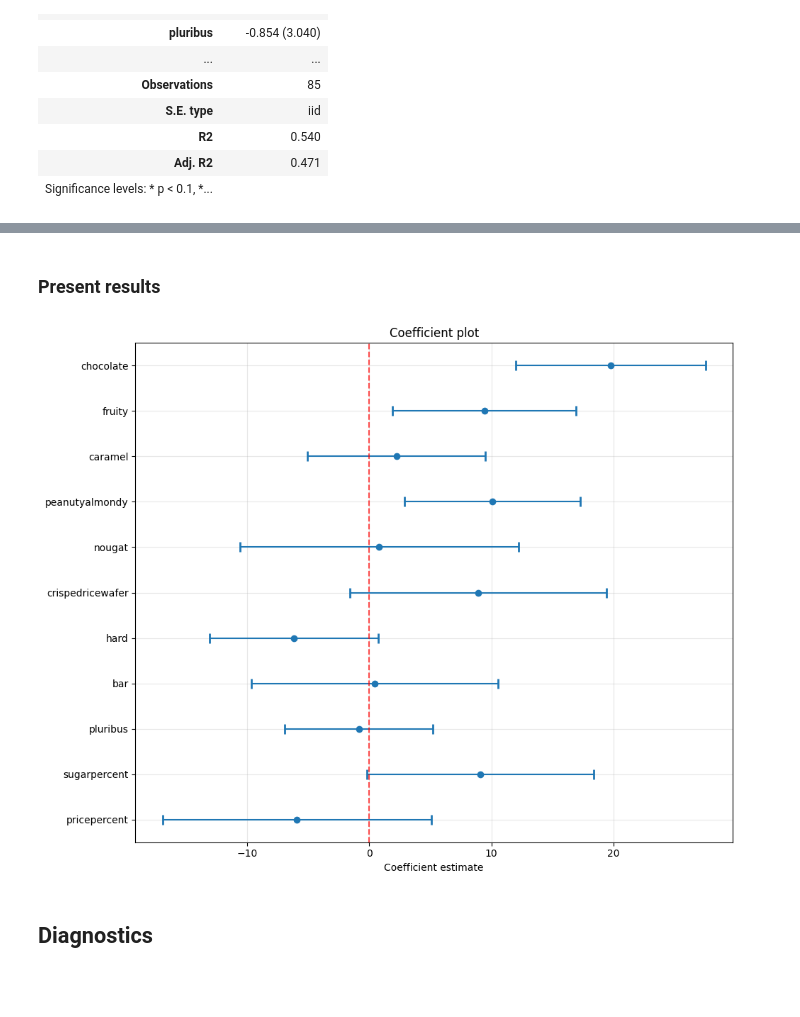
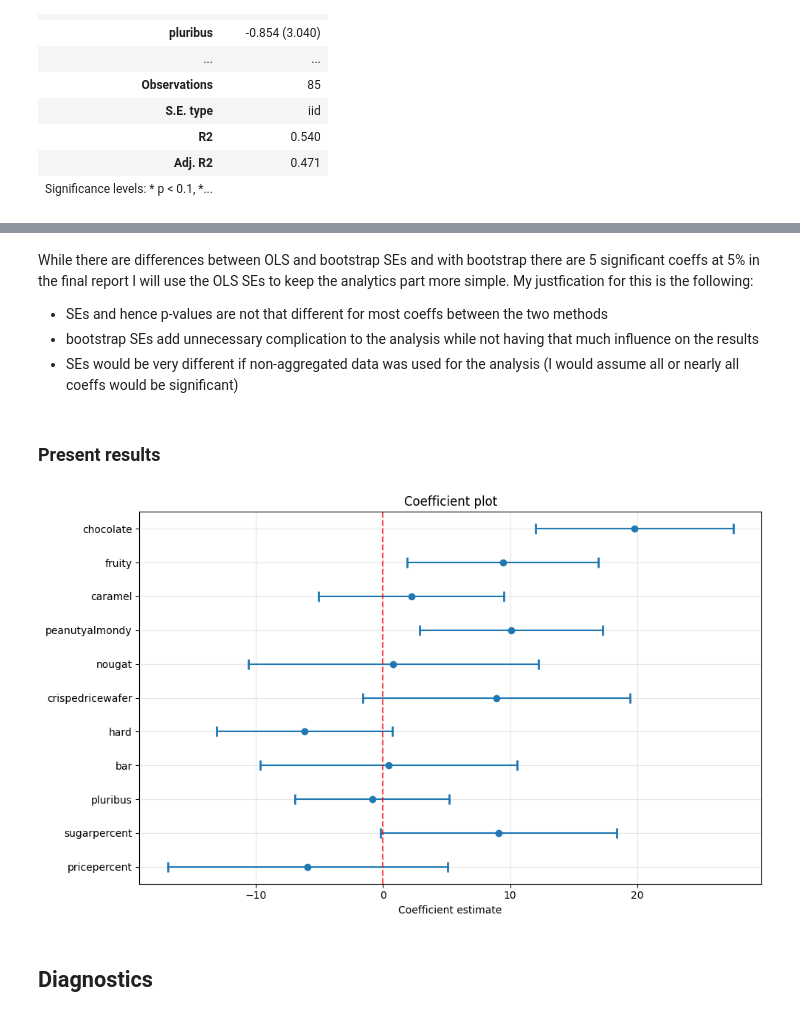
Before and after one commit to AronNemeth/lidl-case-study, a Jupyter notebook: notebooks/regression.ipynb, the cells around one changed output, grey strips where cells are left out. Saved outputs shown, nothing was run; the diff lists cells and outputs as text; code cells hidden in the pictures; blank space fills up the shorter version.

```diff
--- a/notebooks/regression.ipynb
+++ b/notebooks/regression.ipynb
@@ -53,31 +139,36 @@ pf.etable(model, signif_code=[0.01, 0.05, 0.1])
+# %% [markdown]
+While there are differences between OLS and bootstrap SEs and with bootstrap there are 5 significant coeffs at 5% in the final report I will use the OLS SEs to keep the analytics part more simple. My justfication for this is the following:
+- SEs and hence p-values are not that different for most coeffs between the two methods
+- bootstrap SEs add unnecessary complication to the analysis while not having that much influence on the results
+- SEs would be very different if non-aggregated data was used for the analysis (I would assume all or nearly all coeffs would be significant)
 # %% [markdown]
 ### Present results
 # %%
 # coefplot
 coeffs = model.coef().drop("Intercept").iloc[::-1]
 conf_int = model.confint().drop("Intercept").iloc[::-1]
 
-fig, ax = plt.subplots(figsize=(10, 8))
+fig, ax = plt.subplots(figsize=(10, 6))
 
 y_pos = range(len(coeffs))
 ax.errorbar(
     coeffs.values,
     y_pos,
     xerr=[coeffs.values - conf_int.iloc[:, 0], conf_int.iloc[:, 1] - coeffs.values],
     fmt="o",
     capsize=5,
     capthick=2,
 )
 ax.axvline(x=0, color="red", linestyle="--", alpha=0.7)
 ax.set_yticks(y_pos)
 ax.set_yticklabels(coeffs.index)
 ax.set_xlabel("Coefficient estimate")
 ax.set_title("Coefficient plot")
 ax.grid(True, alpha=0.3)
 plt.tight_layout()
 plt.show()
 # %% [output]
-[figure, old version]
+[figure, new version]
 # %% [markdown]
 ## Diagnostics
 # %%
```
Also changed, not shown: parts of 9 cells of this notebook.
